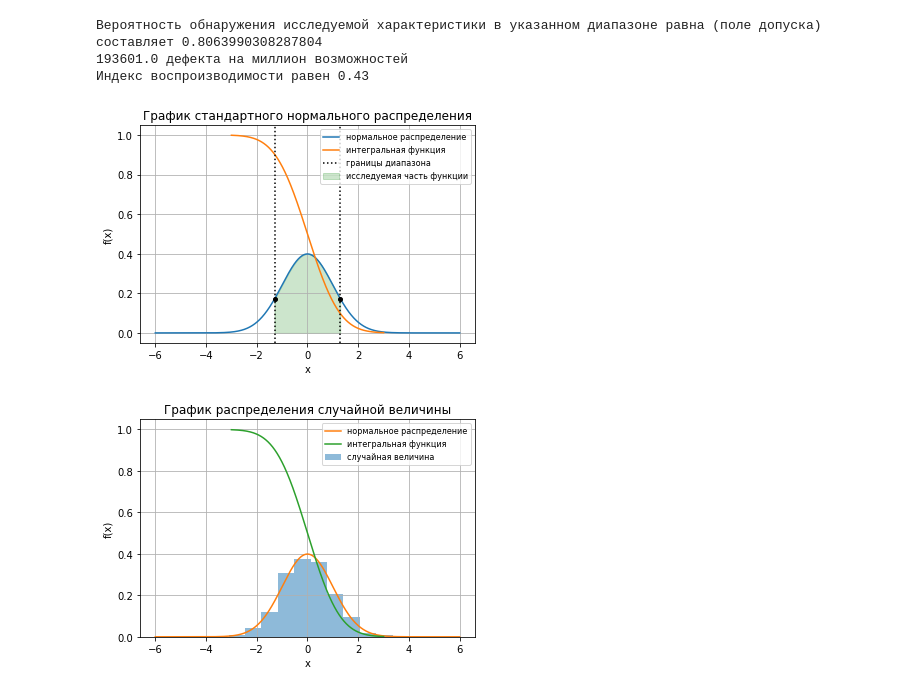
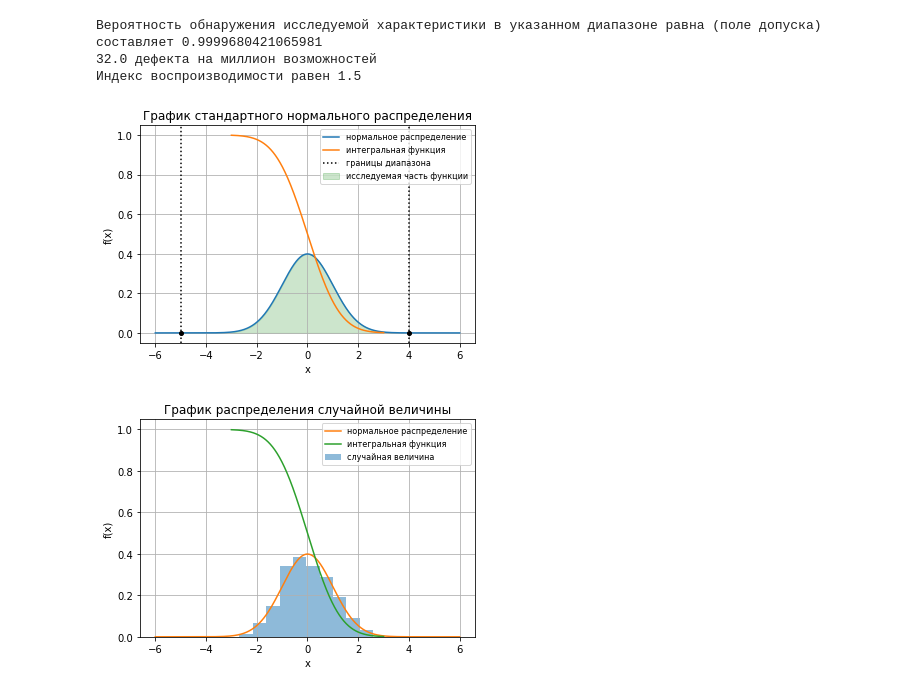
Before and after one commit to bogdanbozhkov/graduate-work, a Jupyter notebook: part1.ipynb, the cells around one changed output. Drawn from its saved outputs; the diff is of its cells as text; code cells hidden in the pictures.

```diff
--- a/part1.ipynb
+++ b/part1.ipynb
@@ -9,0 +11,21 @@ from scipy.integrate import quad
+# %%
+range_1 = widgets.IntText(
+    step = 0.1,
+    description = "Нижняя граница диапазона",)
+
+range_2 = widgets.IntText(
+    step = 0.1,
+    description = "Верхняя граница диапазона",)
+
+Expected_Value = widgets.FloatText(
+    step = 0.1,
+    value = 0,
+    description = "Математическое ожидание",)
+
+
+Standart_Deviation = widgets.FloatText(
+    value = 1,
+    step = 0.1,
+    description = "Среднеквадратичное отклонение",)
+
+display(range_1, range_2, Expected_Value, Standart_Deviation)
@@ -13,13 +40,13 @@ from scipy.integrate import quad
 #        и с заданными параметрами математического ожидания и средневадратичного отклонения
 
 #Нижняя граница диапазона
-range_1 = -1.3
+range_1 = range_1.value
 #Верхняя граница диапазона
-range_2 = 1.3
+range_2 = range_2.value
 #Математическое ожидание
-Expected_Value = 0
+Expected_Value = Expected_Value.value
 #Среднеквадратическое отклонение
-Standart_Deviation = 1
+Standart_Deviation = Standart_Deviation.value
 x_axis = np.arange(-6, 6, 0.001)
 plt.plot(x_axis, norm.pdf(x_axis,Expected_Value, Standart_Deviation), label = 'нормальное распределение')
 plt.grid(axis = 'both')
@@ -50,35 +77,35 @@ while (a < 3):
     w.append(y)
 plt.plot(v, w, label = 'интегральная функция')
 
 
 
 px=np.arange(range_1,range_2,0.01)
 plt.fill_between(px,norm.pdf(px,loc=0,scale=1),alpha=0.2, color='green', label = "исследуемая часть функции")
 plt.axvline(range_1, 0, 1, color = "black", linestyle = ':')
 plt.axvline(range_2, 0, 1, color = "black", linestyle = ':', label = "границы диапазона")
 plt.xlabel('x')
 plt.ylabel('f(x)')
 xplot1 = plt.plot(range_1,norm.pdf(range_1), marker = "o", markersize=4, color="black")
 xplot1 = plt.plot(range_2,norm.pdf(range_2), marker = "o", markersize=4, color="black")
 #plt.hist(xs, bins=10, alpha=0.3, density=True, color = 'red')
 plt.legend(fontsize = '8')
 plt.title("График стандартного нормального распределения")
 
 plt.show()
 
 fig, ax = plt.subplots()
 xs = norm.rvs(scale=1,size=1000)
 ax.hist(xs, bins=10, alpha=0.5, density=True, label = 'случайная величина')
 ax.plot(x_axis, norm.pdf(x_axis,Expected_Value, Standart_Deviation), label = 'нормальное распределение')
 plt.plot(v, w, label = 'интегральная функция')
 ax.set_xlabel('x')
 ax.set_ylabel('f(x)')
 plt.legend(fontsize = '8')
 ax.set_title("График распределения случайной величины")
 ax.grid(True)
 # %% [output]
-Вероятность обнаружения исследуемой характеристики в указанном диапазоне равна (поле допуска) составляет 0.8063990308287804
-193601.0 дефекта на миллион возможностей
-Индекс воспроизводимости равен 0.43
+Вероятность обнаружения исследуемой характеристики в указанном диапазоне равна (поле допуска) составляет 0.9999680421065981
+32.0 дефекта на миллион возможностей
+Индекс воспроизводимости равен 1.5
-[figure, old version]
+[figure, new version]
-[figure, old version]
+[figure, new version]
```
Also changed, not shown: parts of 2 cells of this notebook.
